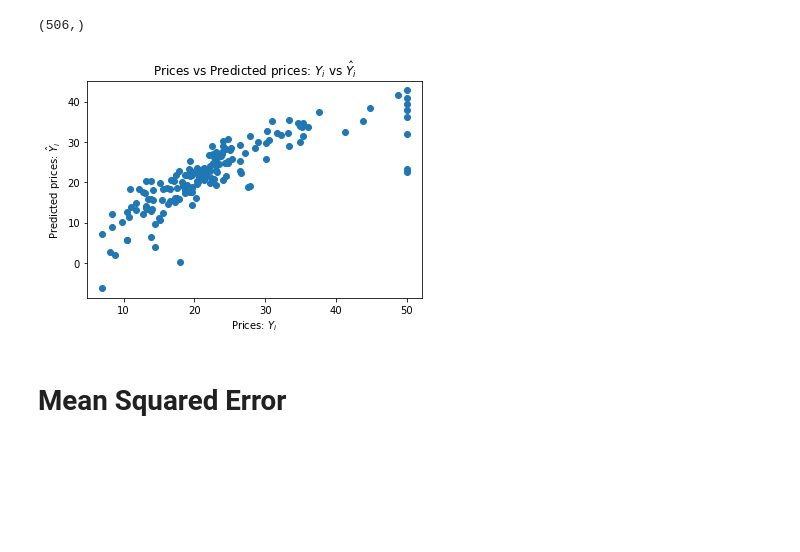
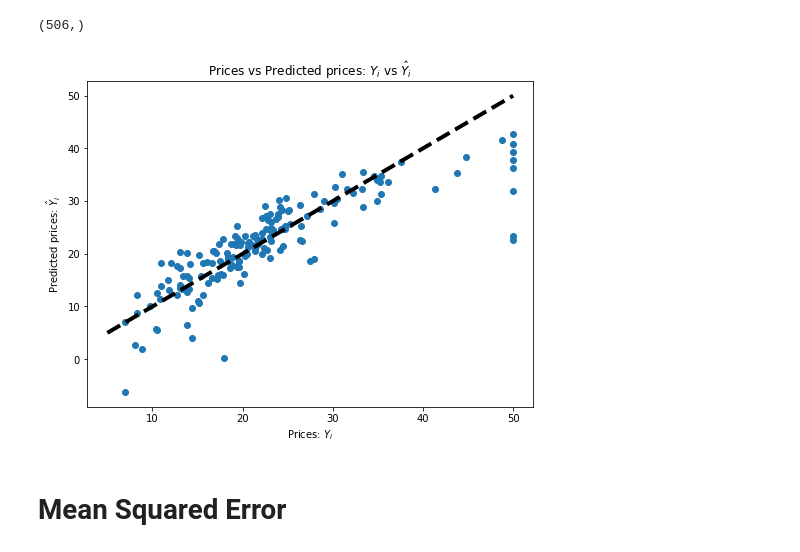
Before and after one commit to jaeyung1001/BigData_Machine_learning, a Jupyter notebook: hw4/hw4.ipynb, the cells around one changed output. Drawn from its saved outputs; the diff is of its cells as text; code cells hidden in the pictures; blank space fills up the shorter version.

```diff
--- a/hw4/hw4.ipynb
+++ b/hw4/hw4.ipynb
@@ -73,25 +78,28 @@ bos['PRICE'].shape
 # %%
 x = bos.drop('PRICE', axis = 1)
 y = bos['PRICE']
 import sklearn
 from sklearn.model_selection import train_test_split
 from sklearn.model_selection import cross_val_score
 from sklearn.cross_validation import train_test_split
 x_train, x_test, y_train, y_test = sklearn.cross_validation.train_test_split(x,y, test_size = 0.33, random_state = 5)
+y = boston.target
 
 from sklearn.linear_model import LinearRegression
 import matplotlib.pyplot as plt
 lm = LinearRegression()
 lm.fit(x_train, y_train)
 y_pred = lm.predict(x_test)
 
+plt.figure(figsize=(8,6))
 plt.scatter(y_test, y_pred)
+plt.plot([y.min(),y.max()],[y.min(),y.max()], 'k--', lw=4)
 plt.xlabel("Prices: $Y_i$")
 plt.ylabel("Predicted prices: $\hat{Y}_i$")
 plt.title("Prices vs Predicted prices: $Y_i$ vs $\hat{Y}_i$")
 plt.show()
 # %% [output]
-[figure, old version]
+[figure, new version]
 # %% [markdown]
 # Mean Squared Error
 # %%
```
Also changed, not shown: parts of 6 cells of this notebook.
